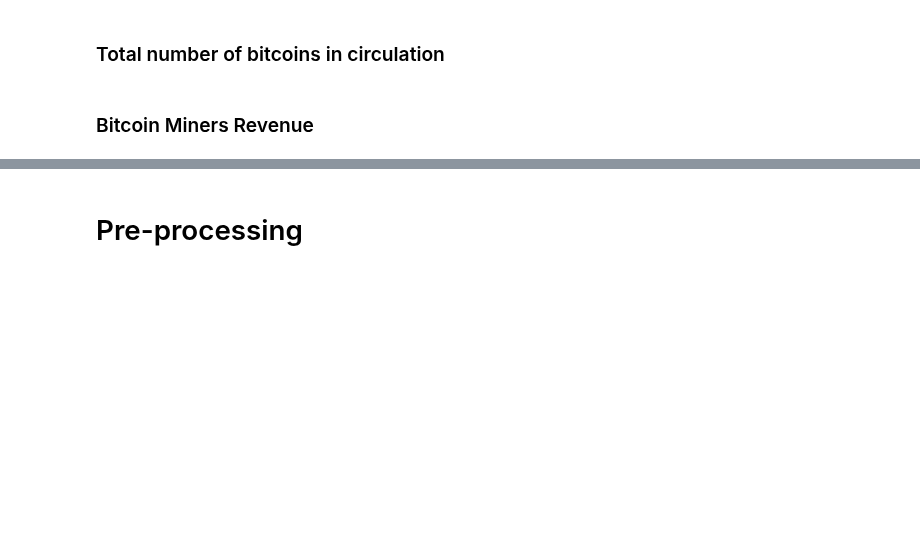
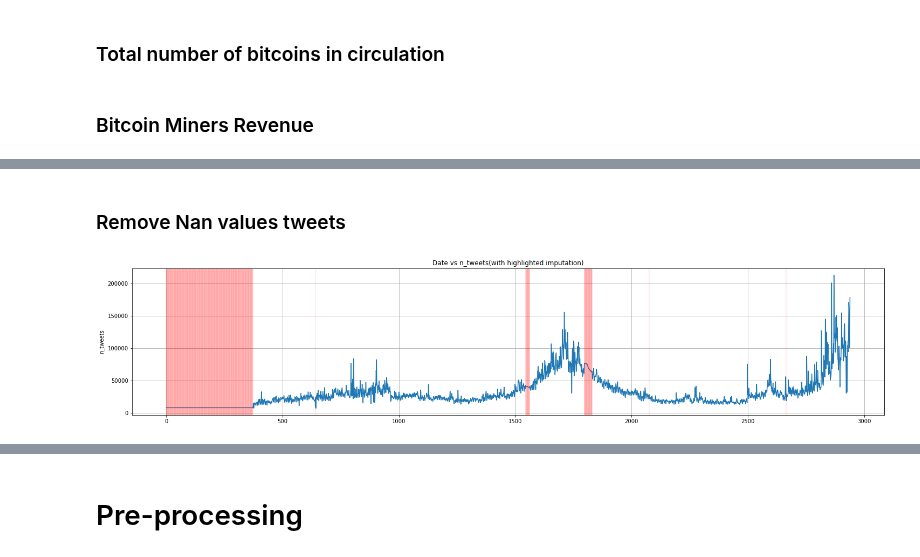
Before and after one commit to rafaelbrutti/MVA, a Jupyter notebook: ML - Time Series/Time-series forecasting of Bitcoin Prices/project.ipynb, the cells around one changed output, grey strips where cells are left out. Cells and saved outputs as stored; diff of their text form; code cells hidden in the pictures; blank space fills up the shorter version.

Commit message:
remove nan "tweets" index

```diff
--- a/ML - Time Series/Time-series forecasting of Bitcoin Prices/project.ipynb
+++ b/ML - Time Series/Time-series forecasting of Bitcoin Prices/project.ipynb
@@ -362,2 +335,0 @@ final_df
-# %%
-final_df.set_index("Date")
@@ -378,0 +370,4 @@ final_df.set_index("Date")
+# %%
+final_df.replace(to_replace='null', value=np.nan,inplace=True)
+final_df.drop(final_df.tail(1).index,inplace=True)
+final_df
@@ -378,0 +415,12 @@ final_df.set_index("Date")
+# %% [markdown]
+### Remove Nan values tweets
+# %%
+final_df['tweets'].fillna(final_df['tweets'].rolling(40, min_periods=1).mean()).bfill().astype(float).plot(x=final_df.index,y='tweets',figsize=(25,5),grid=True)
+for i in list(final_df.loc[pd.isna(final_df['tweets']), :].index):
+    plt.axvline(x=i,color='r',alpha=0.1)
+plt.ylabel('n_tweets')
+plt.title('Date vs n_tweets(with highlighted imputation)')
+plt.show()
+final_df['tweets'] = final_df['tweets'].fillna(final_df['tweets'].rolling(40, min_periods=1).mean()).bfill()
+# %% [output]
+[figure, added]
```
Also changed, not shown: parts of 29 cells of this notebook.
